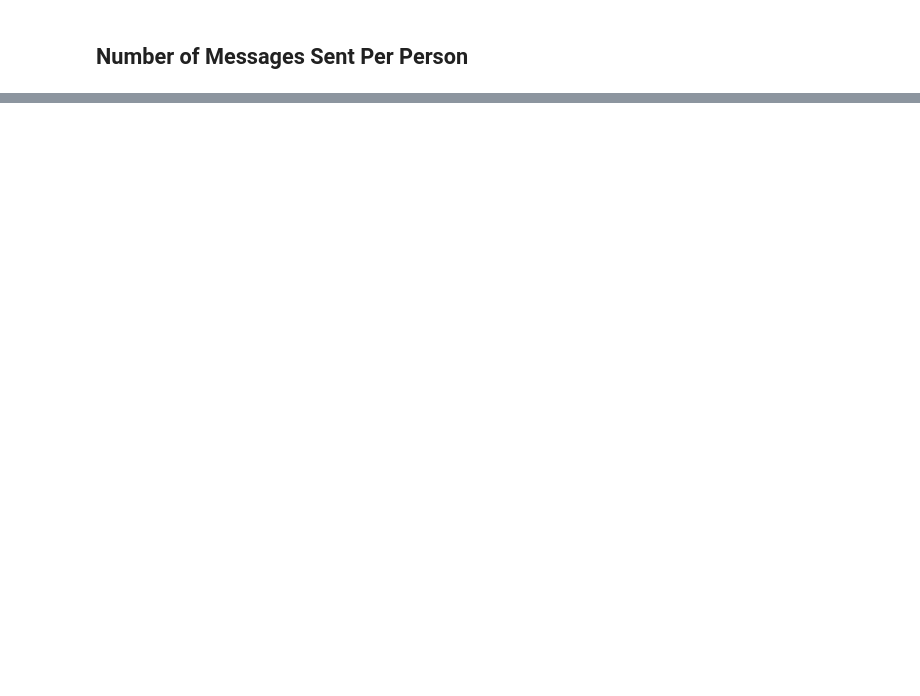
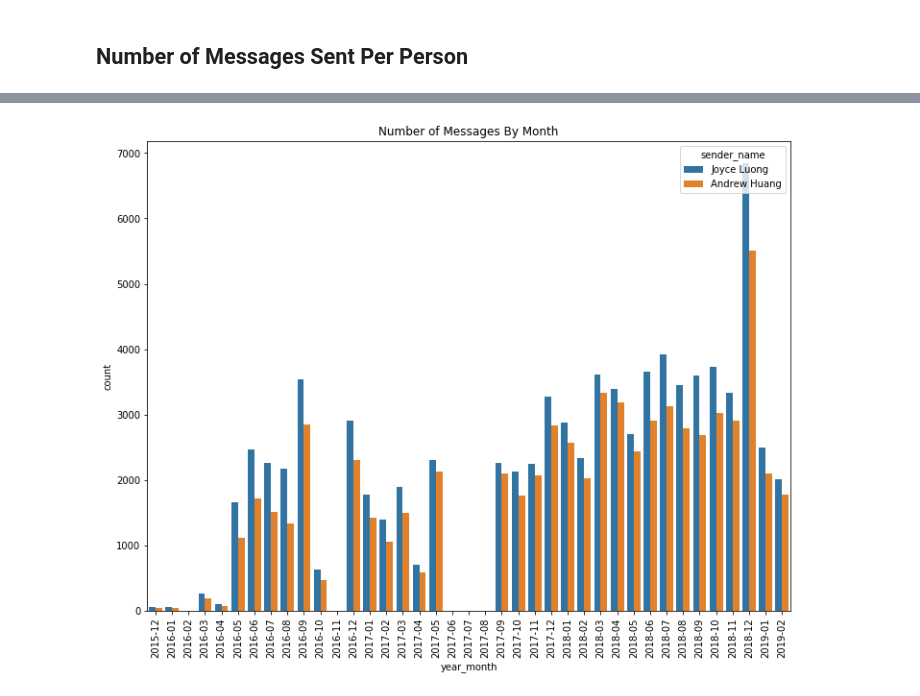
Before and after one commit to joy-celeste/chatlog, a Jupyter notebook: chatlog-combined.ipynb, the cells around one changed output, grey strips where cells are left out. Drawn from its saved outputs; the diff is of its cells as text; code cells hidden in the pictures; blank space fills up the shorter version.

```diff
--- a/chatlog-combined.ipynb
+++ b/chatlog-combined.ipynb
@@ -135,4 +135,6 @@ def ugh(s):
     else:
         return pd.to_datetime(s[:-3], format='%a, %b %d, %Y @ %I:%M:%S %p')
 
-rip = temp.apply(ugh)
+data['date'] = temp.apply(ugh)
+data.reset_index(inplace=True)
+data.head()
@@ -139,3 +148,0 @@ rip = temp.apply(ugh)
-# %%
-data['date'] = rip
-data.reset_index(inplace=True)
@@ -187,8 +218,10 @@ ax.set_title("Number of Messages By Hour");
 # %%
-year_month = sorted(data['year_month'].unique()) # order to display the x-axis
+year_month = sorted(list(data['year_month'].unique()) + ['2016-02', '2016-11', '2017-06', '2017-07', '2017-08']) # order to display the x-axis
 ax = sns.countplot(x='year_month', hue='sender_name', data=data, order=year_month)
 ax.set_xticklabels(ax.get_xticklabels(), rotation=90)
 ax.set_title("Number of Messages By Month");
+# %% [output]
+[figure, added]
 # %%
 count_chars = lambda row: sum([len(str(i)) for i in row])
 reduced = data.loc[:, ['year_month', 'sender_name', 'content']]
```
Also changed, not shown: parts of 23 cells of this notebook.
